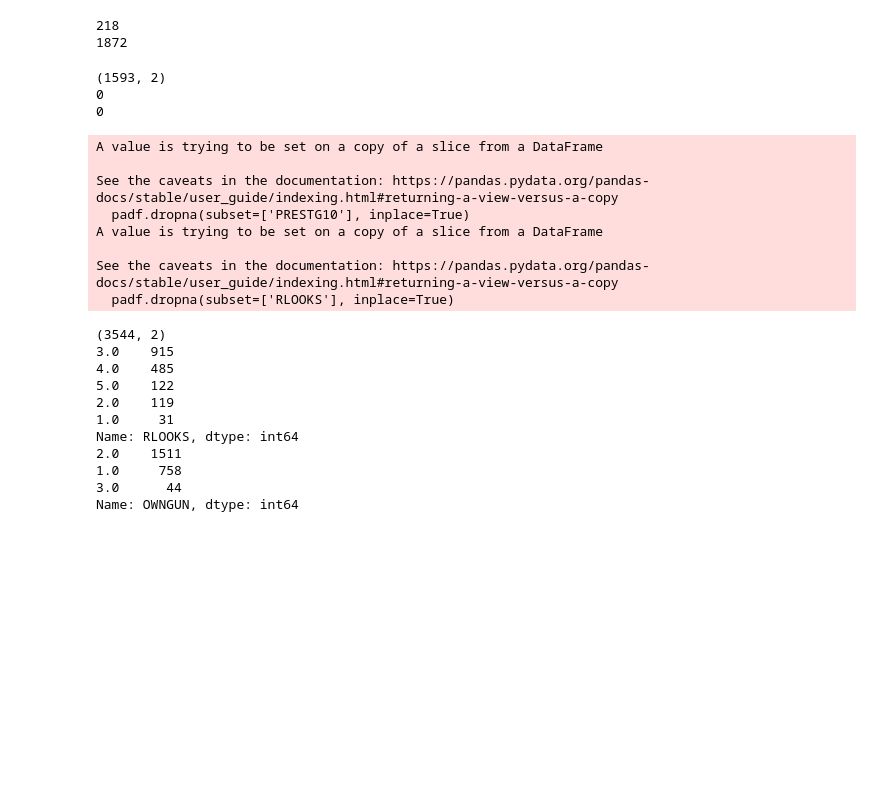
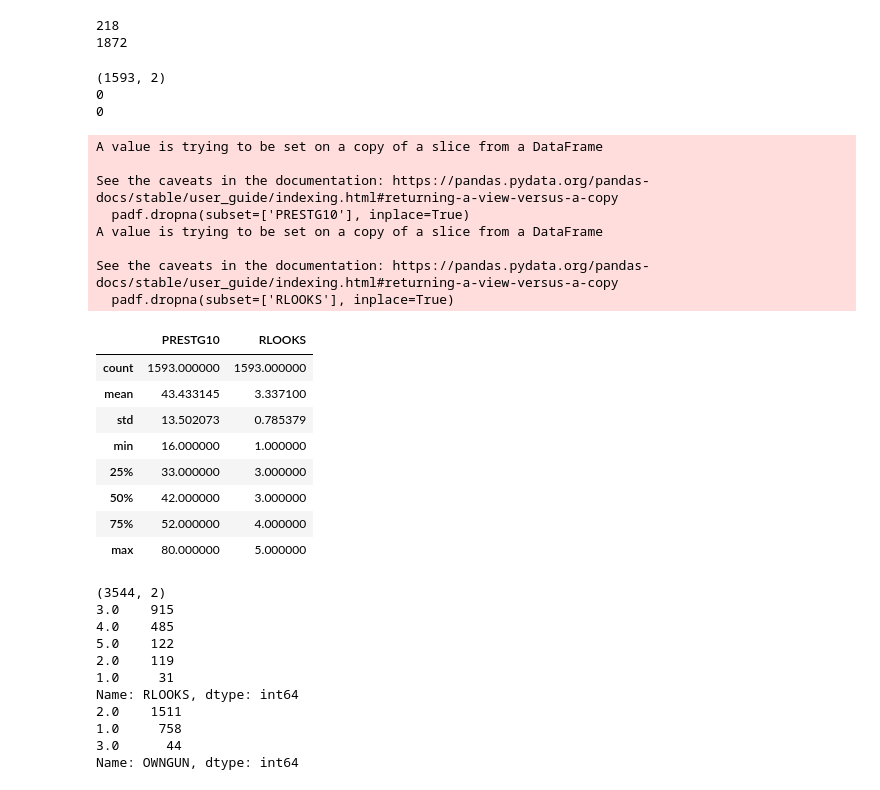
Before and after one commit to FlavienS6/project_gss, a Jupyter notebook: GSS_Final_Paper.ipynb, the cells around one changed output. Drawn from its saved outputs; the diff is of its cells as text; code cells hidden in the pictures; blank space fills up the shorter version.

```diff
--- a/GSS_Final_Paper.ipynb
+++ b/GSS_Final_Paper.ipynb
@@ -94,23 +84,36 @@ print(padf['RLOOKS'].isnull().sum())
 218
 1872
 # %%
+#Since we can't extrapolate PRESTG10 or RLOOKS from other variables in the dataset, we have no choice but to drop the missing values.
 padf.dropna(subset=['PRESTG10'], inplace=True)
 padf.dropna(subset=['RLOOKS'], inplace=True)
 print(padf.shape)
 print(padf['PRESTG10'].isnull().sum())
 print(padf['RLOOKS'].isnull().sum())
+#looking at the distribution of what's left...
+padf.describe()
+#Please ignore the red text below... it's a warning, not an error, so the code should still work.
 # %% [output]
 (1593, 2)
 0
 0
 A value is trying to be set on a copy of a slice from a DataFrame
 
 See the caveats in the documentation: https://pandas.pydata.org/pandas-docs/stable/user_guide/indexing.html#returning-a-view-versus-a-copy
   padf.dropna(subset=['PRESTG10'], inplace=True)
 A value is trying to be set on a copy of a slice from a DataFrame
 
 See the caveats in the documentation: https://pandas.pydata.org/pandas-docs/stable/user_guide/indexing.html#returning-a-view-versus-a-copy
   padf.dropna(subset=['RLOOKS'], inplace=True)
+|  | PRESTG10 | RLOOKS |
+| count | 1593.000000 | 1593.000000 |
+| mean | 43.433145 | 3.337100 |
+| std | 13.502073 | 0.785379 |
+| min | 16.000000 | 1.000000 |
+| 25% | 33.000000 | 3.000000 |
+| 50% | 42.000000 | 3.000000 |
+| 75% | 52.000000 | 4.000000 |
+| max | 80.000000 | 5.000000 |
 # %%
 #DATAFRAME FOR GRAPH #2, THE GUN OWNERSHIP % PER ATTRACTIVENESS LEVEL
 agdf = idf[['RLOOKS','OWNGUN']]
```
Also changed, not shown: parts of 13 cells of this notebook.
